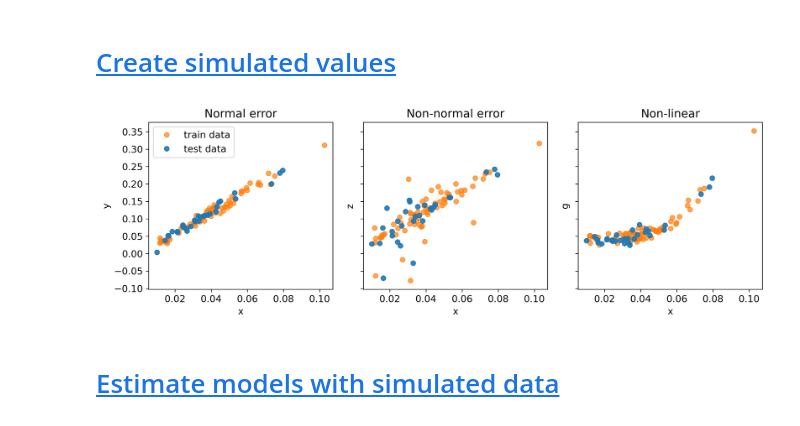
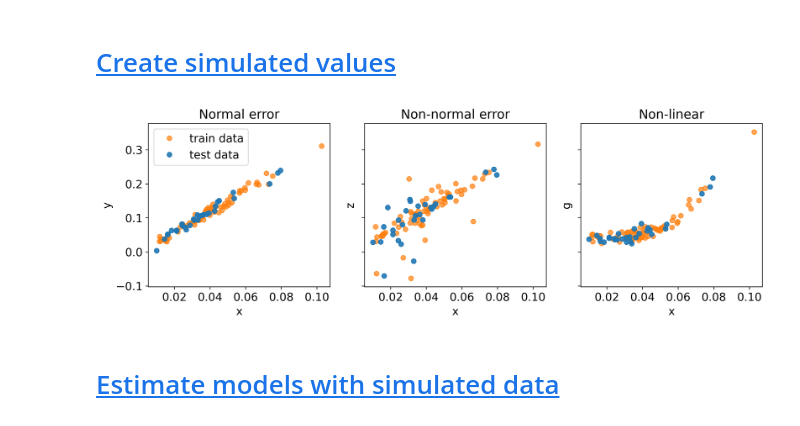
Before and after one commit to johanoelgaard/MastersThesis, a Jupyter notebook: simulation.ipynb, the cells around one changed output. Drawn from its saved outputs; the diff is of its cells as text; code cells hidden in the pictures.

```diff
--- a/simulation.ipynb
+++ b/simulation.ipynb
@@ -66,6 +66,7 @@ baspread_large = baspread_large[(baspread_large < 1)]
 np.random.seed(42)
 theta = 3
 lambda_ = 0.05
+const = 0.0
 datapoints = 100
 datapoints_train = int(datapoints * 0.7)
 
@@ -74,18 +75,18 @@ x = baspread[-datapoints:]
 # x_outofsample = baspread[100:200]
 
 # linear
-y1 = theta * x + np.random.normal(0, 0.01, len(x))
+y1 = theta * x + const + np.random.normal(0, 0.01, len(x))
 y1_train = y1[:datapoints_train]
 y1_test = y1[datapoints_train:]
 
 # non-normal error
-y2 = theta * x + np.random.standard_t(1, len(x)) * 0.01
+y2 = theta * x + const + np.random.standard_t(1, len(x)) * 0.01
 y2_train = y2[:datapoints_train]
 y2_test = y2[datapoints_train:]
 
 
 # non-linear
-y3 = theta**3 * x**2 + np.abs(x-lambda_) + np.random.normal(0, 0.01, len(x))
+y3 = theta**3 * x**2 + const + np.abs(x-lambda_) + np.random.normal(0, 0.01, len(x))
 y3_train = y3[:datapoints_train]
 y3_test = y3[datapoints_train:]
 
@@ -93,14 +94,13 @@ y3_test = y3[datapoints_train:]
 x = x.reshape(-1, 1)
 
 # create noise features
-n_noise = 1
-noise_corr = x + np.random.normal(0, np.std(x), size=(len(x), n_noise))
-noise_rand = np.random.normal(0, 1, size=(len(x), n_noise))
-noise_spur1 = y1.reshape(-1,1) + np.random.normal(0, 2*np.std(y1), size=(len(x), n_noise))
-noise_spur2 = y2.reshape(-1,1) + np.random.normal(0, 2*np.std(y2), size=(len(x), n_noise))
-noise_spur3 = y3.reshape(-1,1) + np.random.normal(0, 2*np.std(y3), size=(len(x), n_noise))
+n_noise = 19
+noise = x/2 + np.random.normal(0, np.std(x), size=(len(x), n_noise))
 
-noise = np.concatenate((noise_corr, noise_rand, noise_spur1, noise_spur2, noise_spur3), axis=1)
+
+# noise = np.concatenate((
+#                         noise_corr,
+#                         ), axis=1)
 
 
 # add constant term
@@ -116,45 +116,50 @@ x_test = x[datapoints_train:]
 # %%
 all_y = np.concatenate([y1_train, y1_test, y2_train, y2_test, y3_train, y3_test])
 y_min, y_max = all_y.min()-0.025, all_y.max()+0.025
 fig = plt.figure(figsize=(12, 4))
 
+
+
 # plot the simulations
 plt.subplot(1, 3, 1)
 plt.plot(x_train[:,1], y1_train, 'o', label='train data', color='C1', alpha=0.7)
 plt.plot(x_test[:,1], y1_test, 'o', label='test data', color='C0', alpha=0.9)
-plt.legend(loc='upper left')
-plt.yticks(np.arange(-0.1, 0.5, 0.05))
+plt.legend(loc='upper left', fontsize=14)
+plt.yticks(np.arange(-0.1, 0.5, 0.1), fontsize=14)
+plt.xticks(fontsize=14)
 plt.ylim(y_min, y_max)
-plt.xlabel('x')
-plt.ylabel('y')
-plt.title('Normal error')
+plt.xlabel('x', fontsize=14)
+plt.ylabel('y', fontsize=14)
+plt.title('Normal error', fontsize=16)
 
 plt.subplot(1, 3, 2)
 plt.plot(x_train[:,1], y2_train, 'o', label='train', color='C1', alpha=0.7)
 plt.plot(x_test[:,1], y2_test, 'o', label='test', color='C0', alpha=0.9)
-plt.yticks(np.arange(-0.1, 0.5, 0.05))
+plt.yticks(np.arange(-0.1, 0.5, 0.1), fontsize=14)
+plt.xticks(fontsize=14)
 plt.ylim(y_min, y_max)
 plt.gca().set_yticklabels([])
-plt.xlabel('x')
-plt.ylabel('z')
-plt.title('Non-normal error')
+plt.xlabel('x', fontsize=14)
+plt.ylabel('z', fontsize=14)
+plt.title('Non-normal error', fontsize=16)
 
 plt.subplot(1, 3, 3)
 plt.plot(x_train[:,1], y3_train, 'o', label='train', color='C1', alpha=0.7)
 plt.plot(x_test[:,1], y3_test, 'o', label='test', color='C0', alpha=0.9)
-plt.yticks(np.arange(-0.1, 0.5, 0.05))
+plt.yticks(np.arange(-0.1, 0.5, 0.1), fontsize=14)
+plt.xticks(fontsize=14)
 plt.ylim(y_min, y_max)
 plt.gca().set_yticklabels([])
-plt.xlabel('x')
-plt.ylabel('g')
-plt.title('Non-linear')
+plt.xlabel('x', fontsize=14)
+plt.ylabel('g', fontsize=14)
+plt.title('Non-linear', fontsize=16)
 
 plt.tight_layout()
 plt.savefig('output/simulation-data.png', dpi=300)
 plt.show()
 plt.close()
 # %% [output]
-[figure, old version]
+[figure, new version]
 # %% [markdown]
 # <a id='toc2_'></a>[Estimate models with simulated data](#toc0_)
 # %% [markdown]
```
Also changed, not shown: parts of 17 cells of this notebook, 3 other files.
